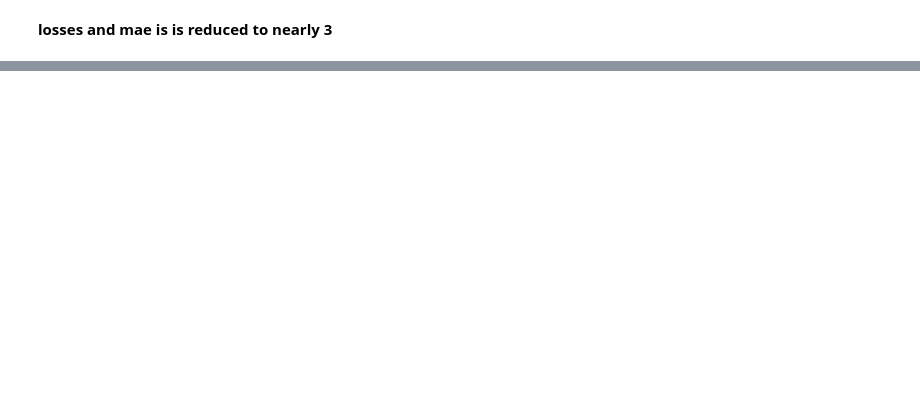
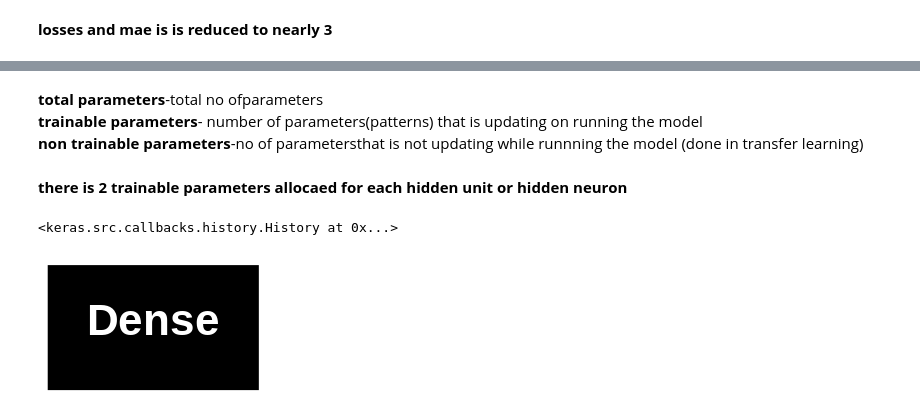
Before and after one commit to mohdabuzaransari9/tensorflow, a Jupyter notebook: file2_neural_network.ipynb, the cells around one changed output, grey strips where cells are left out. Drawn from its saved outputs; the diff is of its cells as text; code cells hidden in the pictures; blank space fills up the shorter version.

```diff
--- a/file2_neural_network.ipynb
+++ b/file2_neural_network.ipynb
@@ -242,0 +405,3 @@ array([[94.28583]], dtype=float32)
+# %%
+x= tf.range(0,100,2)
+x
@@ -242,0 +414,3 @@ array([[94.28583]], dtype=float32)
+# %%
+y=x+10
+y
@@ -242,0 +496,11 @@ array([[94.28583]], dtype=float32)
+# %%
+model=tf.keras.Sequential([
+    tf.keras.layers.Dense(1,input_shape=[1])
+
+])
+
+model.compile(
+    loss=tf.keras.losses.mae,
+    optimizer=tf.keras.optimizers.Adam(),
+    metrics=["mae"]
+)
@@ -242,0 +519,23 @@ array([[94.28583]], dtype=float32)
+# %% [markdown]
+**total parameters**-total no ofparameters<br>
+**trainable parameters**- number of parameters(patterns) that is updating on running the model<br>
+**non trainable parameters**-no of parametersthat is not updating  while runnning the model (done in transfer learning)
+# %% [markdown]
+**there is 2 trainable parameters allocaed for each hidden unit or hidden neuron**
+# %%
+#fitting the model
+model.fit(tf.expand_dims(x,axis=-1),y,epochs=100,verbose=0)
+
+#verbose is by default is 1
+# verbose value
+# 0 means silent
+# 1 means progressing with time as we see default
+# 2 one line per epoch
+# %% [output]
+<keras.src.callbacks.history.History at 0x...>
+# %%
+from tensorflow.keras.utils import plot_model
+
+plot_model(model=model)
+# %% [output]
+[figure, added]
```
Also changed, not shown: parts of 73 cells of this notebook.
